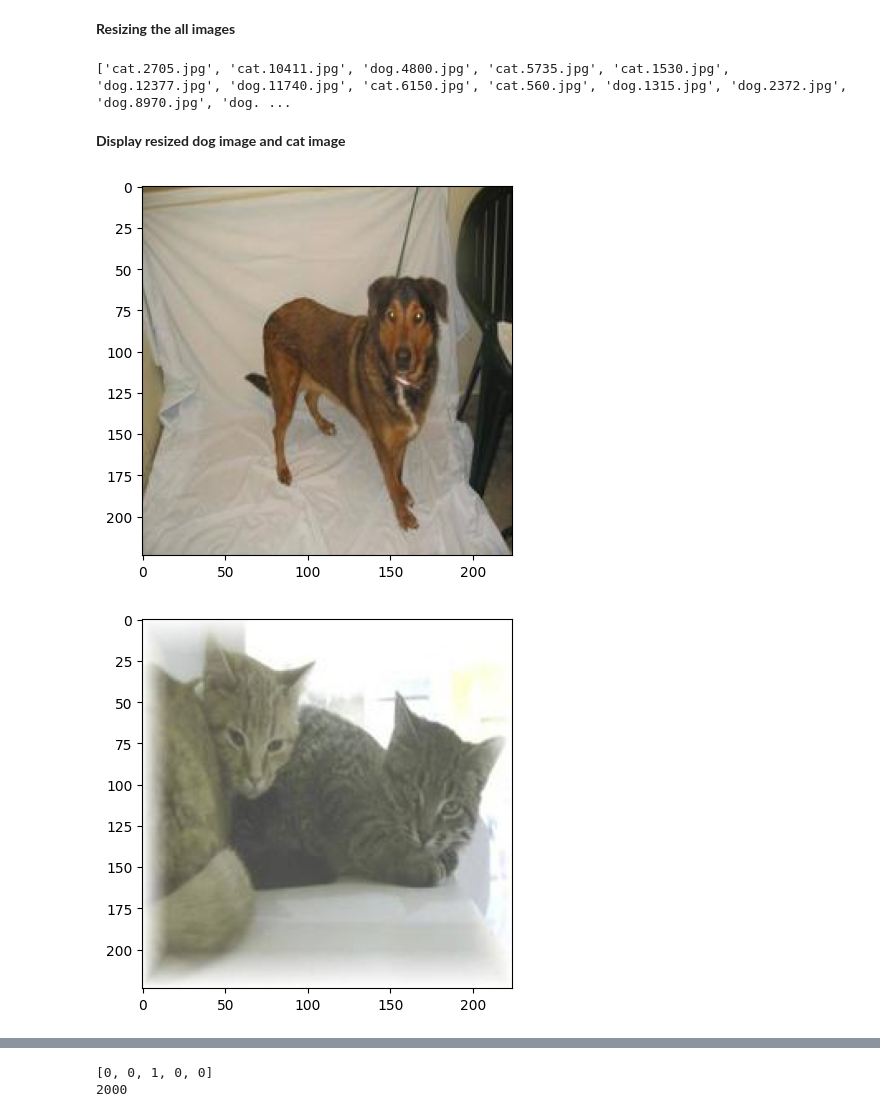
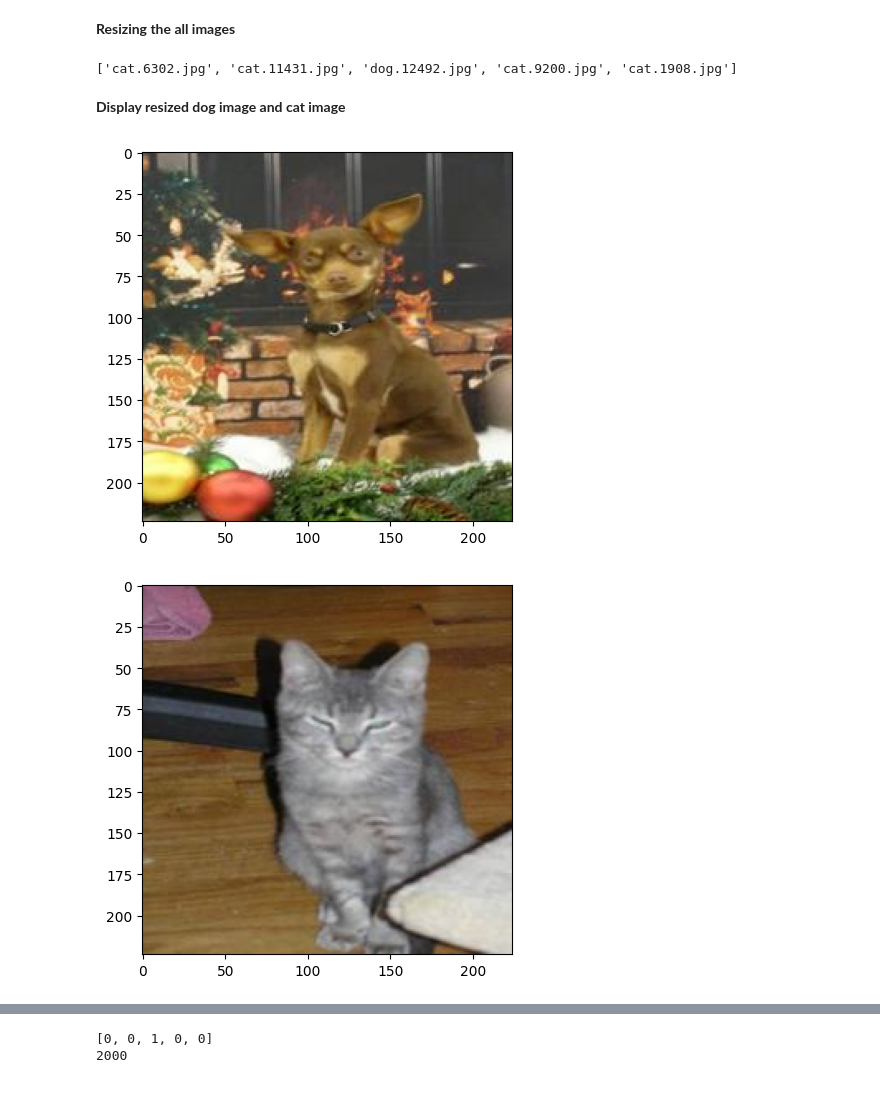
Before and after one commit to 208B1A0428/RESUME-PROJECTS, a Jupyter notebook: Cat_vs_Dog_image_Classification_.ipynb, the cells around one changed output, grey strips where cells are left out. Cells and saved outputs as stored; diff of their text form; code cells hidden in the pictures.

```diff
--- a/Cat_vs_Dog_image_Classification_.ipynb
+++ b/Cat_vs_Dog_image_Classification_.ipynb
@@ -123,9 +109,9 @@ os.makedirs(directory_path, exist_ok=True)
 # %%
 original_folder='/content/train/'
 filename=os.listdir(original_folder)
-print(filename)
+print(filename[:5])
 # %% [output]
-['cat.2705.jpg', 'cat.10411.jpg', 'dog.4800.jpg', 'cat.5735.jpg', 'cat.1530.jpg', 'dog.12377.jpg', 'dog.11740.jpg', 'cat.6150.jpg', 'cat.560.jpg', 'dog.1315.jpg', 'dog.2372.jpg', 'dog.8970.jpg', 'dog. ...
+['cat.6302.jpg', 'cat.11431.jpg', 'dog.12492.jpg', 'cat.9200.jpg', 'cat.1908.jpg']
 # %%
 original_folder='/content/train/'
 resized_folder='/content/image resized/'
@@ -145,18 +131,18 @@ for i in range (2000):
 **Display resized dog image and cat image**
 # %%
 # display resized dog image
-img=mpimg.imread('/content/image resized/dog.1315.jpg')
+img=mpimg.imread('/content/image resized/dog.12492.jpg')
 imgplt=plt.imshow(img)
 plt.show()
 # %% [output]
-[figure, old version]
+[figure, new version]
 # %%
 # Display resized cat Image
-img=mpimg.imread('/content/image resized/cat.6150.jpg')
+img=mpimg.imread('/content/image resized/cat.11431.jpg')
 imgplt=plt.imshow(img)
 plt.show()
 # %% [output]
-[figure, old version]
+[figure, new version]
 # %%
 filenames= os.listdir('/content/image resized')
 
```
Also changed, not shown: parts of 10 cells of this notebook.
